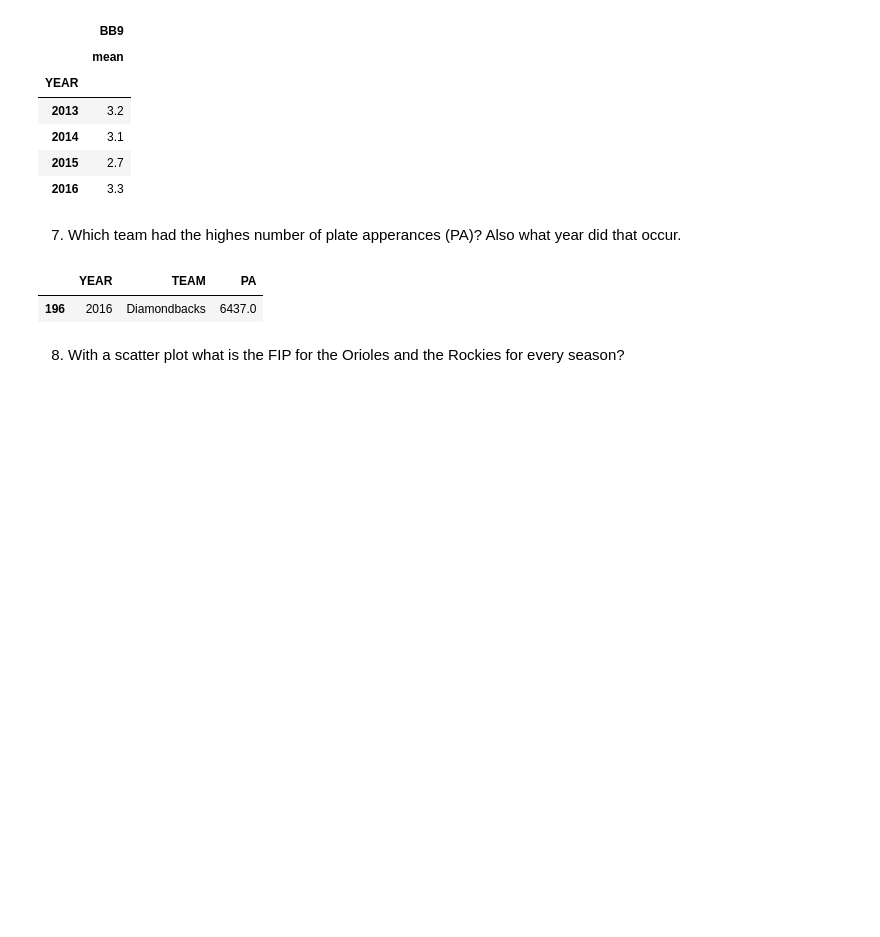
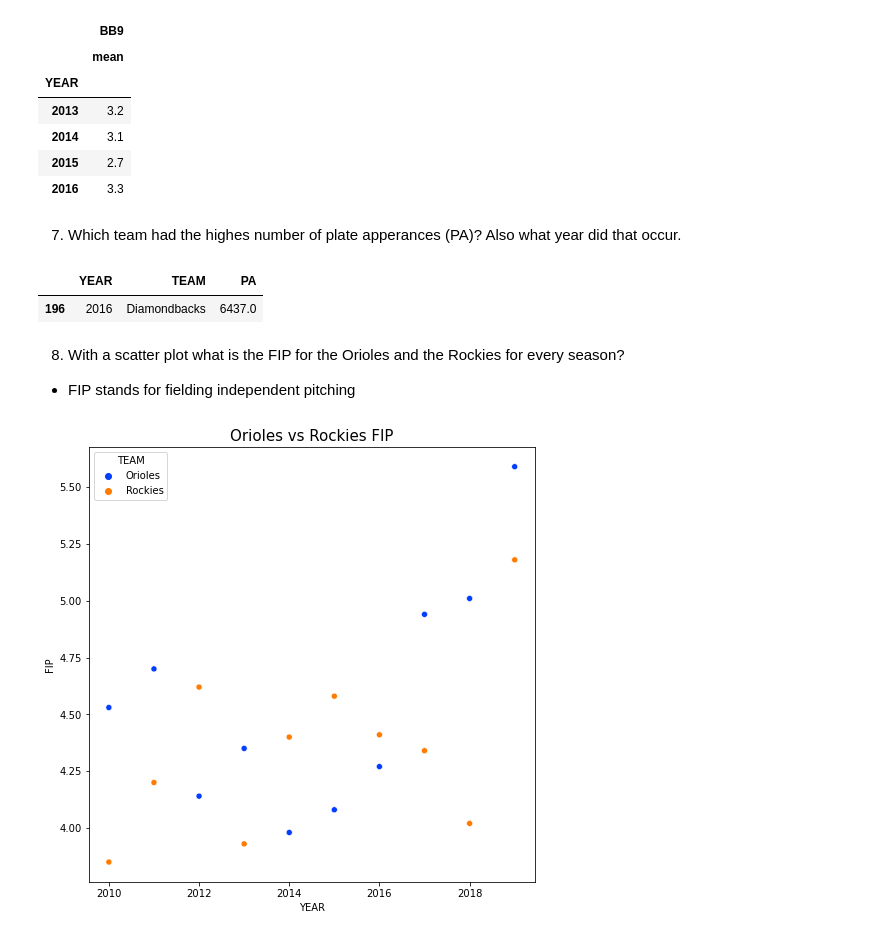
Before and after one commit to SheltonBlackwell/Data-Analysis-Notebook, a Jupyter notebook: Data analysis Notebook.ipynb, the cells around one changed output. Cells and saved outputs as stored; diff of their text form; code cells hidden in the pictures; blank space fills up the shorter version.

```diff
--- a/Data analysis Notebook.ipynb
+++ b/Data analysis Notebook.ipynb
@@ -164,5 +164,14 @@ plates[['YEAR','TEAM','PA']].head(1)
 | 196 | 2016 | Diamondbacks | 6437.0 |
 # %% [markdown]
 8. With a scatter plot what is the FIP for the Orioles and the Rockies for every season?
+- FIP stands for fielding independent pitching
+# %%
+both = combined[(combined["TEAM"]== 'Orioles') | (combined["TEAM"]== 'Rockies')]
+
+plt.figure(figsize=(8,8))
+sns.scatterplot( x=combined.YEAR, y=combined.FIP, hue=both.TEAM,palette='bright');
+plt.title("Orioles vs Rockies FIP",fontsize=15);
+# %% [output]
+[figure, added]
 # %%
 plt.figure(figsize=(8,8))
```
Also changed, not shown: parts of 2 cells of this notebook.
